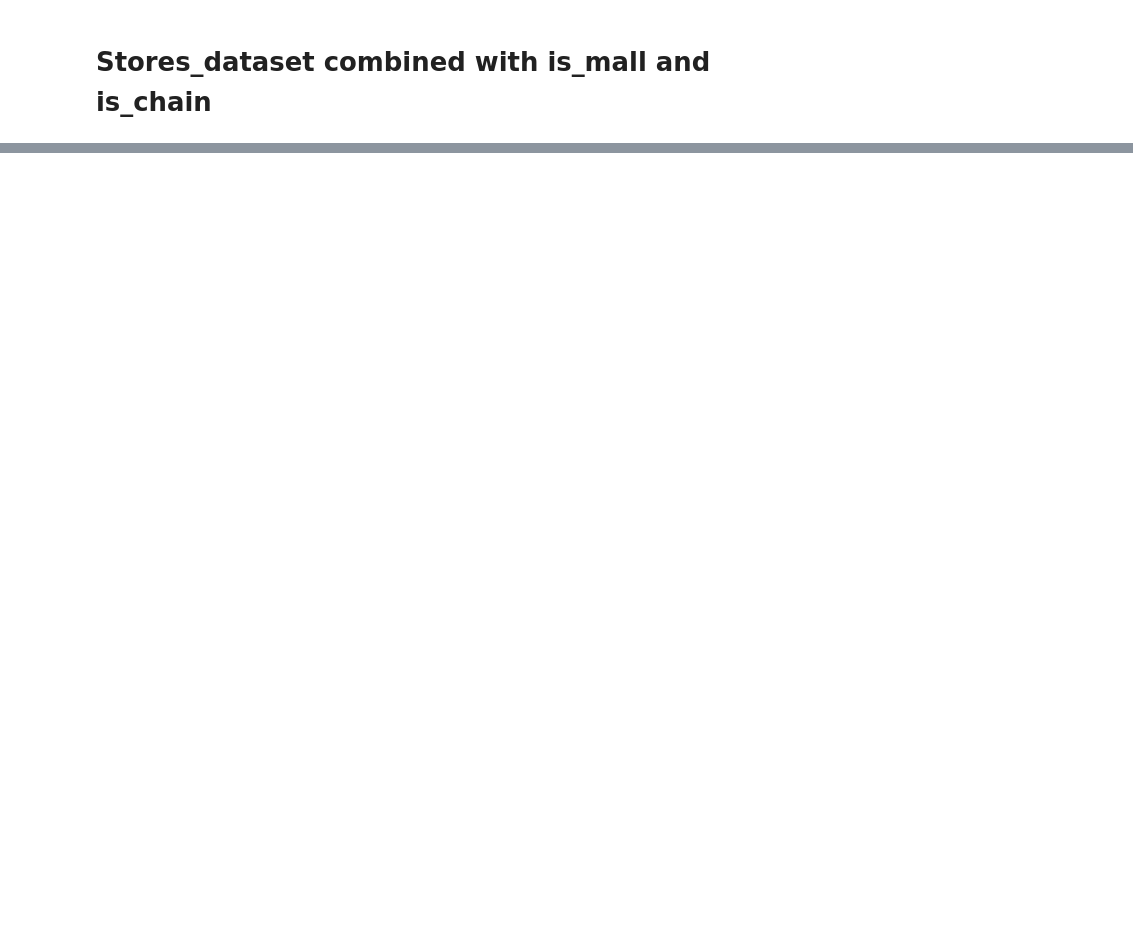
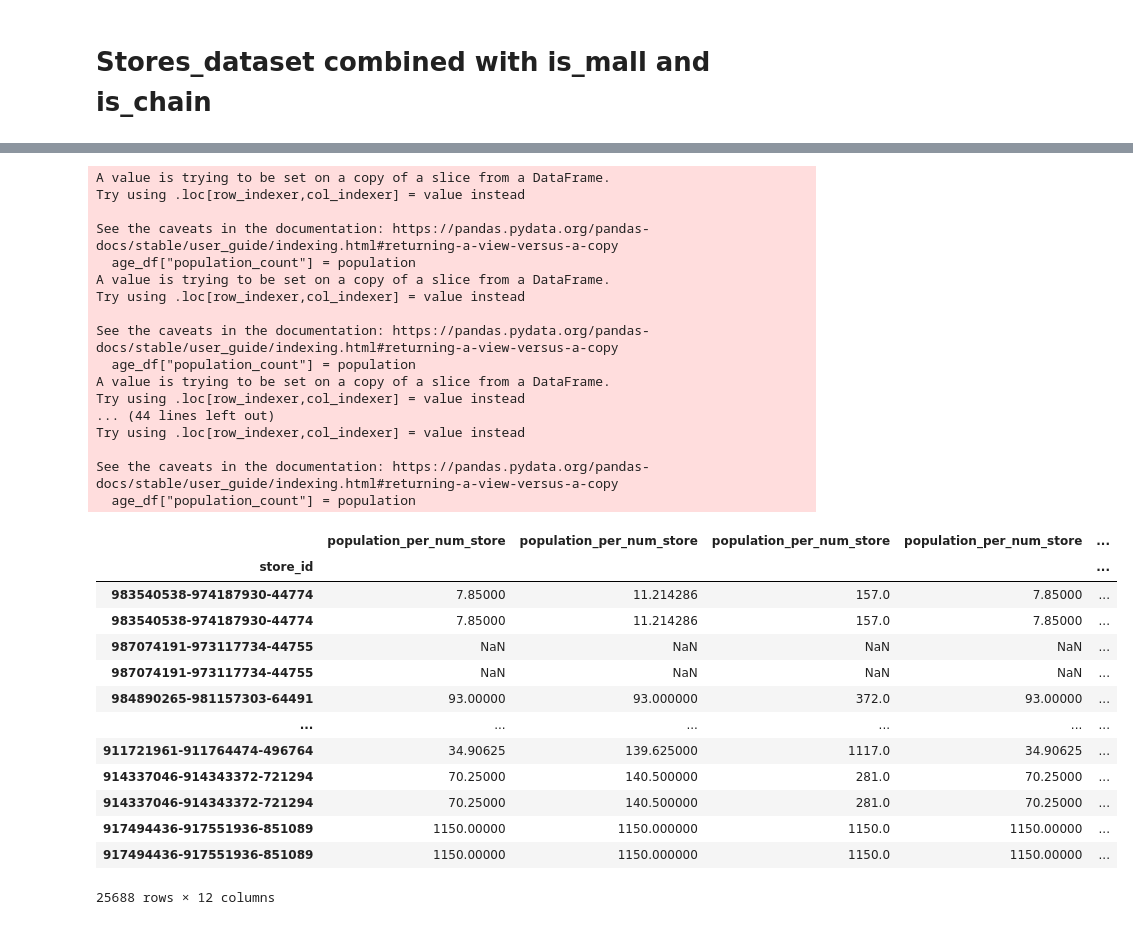
Before and after one commit to SimenQ/machine_learning, a Jupyter notebook: notebooks/shared/feature_engineering.ipynb, the cells around one changed output, grey strips where cells are left out. Saved outputs shown, nothing was run; the diff lists cells and outputs as text; code cells hidden in the pictures; blank space fills up the shorter version.

```diff
--- a/notebooks/shared/feature_engineering.ipynb
+++ b/notebooks/shared/feature_engineering.ipynb
@@ -674,0 +658,20 @@ simens_dataframe1
+# %%
+def population_grouped_by_geo_group(stores_df, age_df, grunnkrets_df):
+     grunnkrets_df_2016 = grunnkrets_df[grunnkrets_df["year"] == 2016]
+     combined_df = stores_df.merge(grunnkrets_df_2016, how = "left", on = "grunnkrets_id")
+
+     population_columns = ["population_count"]
+     df_list = []
+     geo_groups = [ "grunnkrets_name", "district_name", "municipality_name"]
+
+     for geo_group in geo_groups:
+          pop_df = population_grouped(age_df, grunnkrets_df, geo_group)
+          merged_df = combined_df.merge(pop_df, how = "left", on = geo_group)[["store_id"] + population_columns]
+          merged_df.set_index("store_id", inplace = True)
+          merged_df2 = merged_df.add_prefix(f'{geo_group}_')
+          df_list.append(merged_df2)
+
+     return pd.concat(df_list, axis = 1)
+
+df = population_grouped_by_geo_group(stores_train, grunnkrets_age, grunnkrets_norway)
+df.isna().sum()
@@ -674,0 +894,51 @@ simens_dataframe1
+# %%
+def population_per_store_type_grouped_by_geo_groups(stores_df, plaace_df, grunnkrets_df, age_df, geo_groups, store_types):
+    grunnkrets_df_2016 = grunnkrets_df[grunnkrets_df["year"] == 2016]
+    merged_df = stores_df.merge(grunnkrets_df, how="left", on="grunnkrets_id").merge(plaace_df, how="left", on="plaace_hierarchy_id")
+
+    columns = ["population_per_num_store"]
+
+    df_list = []
+    for geo_group in geo_groups:
+        for store_type in store_types:
+            df = population_per_store_types(stores_df, plaace_df, grunnkrets_df, age_df, agg_name=f"{geo_group}_{store_type}", geo_group=geo_group, store_type_group = store_type)
+            df_list.append(merged_df.merge(df, how="left", on=[geo_group, store_type])[['store_id'] + columns])
+
+    dfs = [df.set_index('store_id') for df in df_list]
+    return pd.concat(dfs, axis=1)
+# %%
+store =["lv1_desc", "lv2_desc", "lv3_desc"]
+geo= ["grunnkrets_id", "grunnkrets_name", "district_name", "municipality_name"]
+population_per_store_type_grouped_by_geo_groups(stores_train, plaace_hierarchy, grunnkrets_norway, grunnkrets_age, geo_groups=geo, store_types=store)
+# %% [output]
+A value is trying to be set on a copy of a slice from a DataFrame.
+Try using .loc[row_indexer,col_indexer] = value instead
+
+See the caveats in the documentation: https://pandas.pydata.org/pandas-docs/stable/user_guide/indexing.html#returning-a-view-versus-a-copy
+  age_df["population_count"] = population
+A value is trying to be set on a copy of a slice from a DataFrame.
+Try using .loc[row_indexer,col_indexer] = value instead
+
+See the caveats in the documentation: https://pandas.pydata.org/pandas-docs/stable/user_guide/indexing.html#returning-a-view-versus-a-copy
+  age_df["population_count"] = population
+A value is trying to be set on a copy of a slice from a DataFrame.
+Try using .loc[row_indexer,col_indexer] = value instead
+... (44 lines left out)
+Try using .loc[row_indexer,col_indexer] = value instead
+
+See the caveats in the documentation: https://pandas.pydata.org/pandas-docs/stable/user_guide/indexing.html#returning-a-view-versus-a-copy
+  age_df["population_count"] = population
+|  | population_per_num_store | population_per_num_store | population_per_num_store | population_per_num_store | ... |
+| store_id |  |  |  |  | ... |
+| 983540538-974187930-44774 | 7.85000 | 11.214286 | 157.0 | 7.85000 | ... |
+| 983540538-974187930-44774 | 7.85000 | 11.214286 | 157.0 | 7.85000 | ... |
+| 987074191-973117734-44755 | NaN | NaN | NaN | NaN | ... |
+| 987074191-973117734-44755 | NaN | NaN | NaN | NaN | ... |
+| 984890265-981157303-64491 | 93.00000 | 93.000000 | 372.0 | 93.00000 | ... |
+| ... | ... | ... | ... | ... | ... |
+| 911721961-911764474-496764 | 34.90625 | 139.625000 | 1117.0 | 34.90625 | ... |
+| 914337046-914343372-721294 | 70.25000 | 140.500000 | 281.0 | 70.25000 | ... |
+| 914337046-914343372-721294 | 70.25000 | 140.500000 | 281.0 | 70.25000 | ... |
+| 917494436-917551936-851089 | 1150.00000 | 1150.000000 | 1150.0 | 1150.00000 | ... |
+| 917494436-917551936-851089 | 1150.00000 | 1150.000000 | 1150.0 | 1150.00000 | ... |
+25688 rows × 12 columns
```
Also changed, not shown: parts of 31 cells of this notebook, 8 other files.
